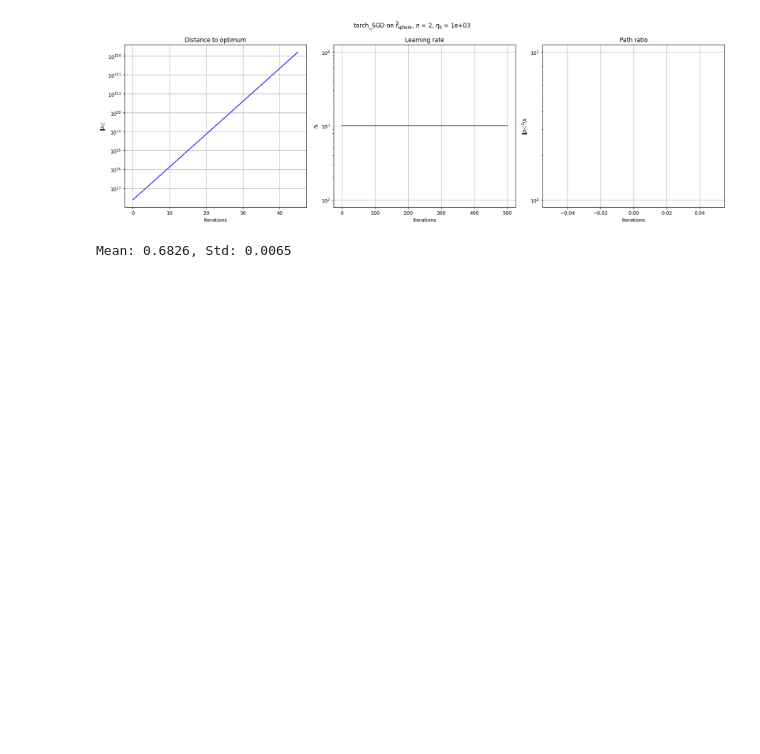
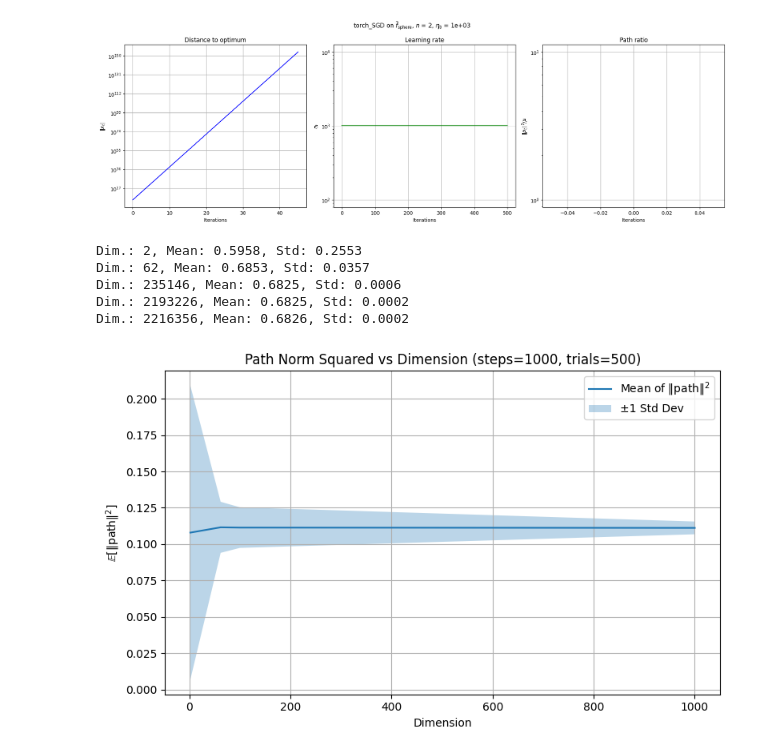
Before and after one commit to asmaatamna/cumulative-learning-rate-adaptation, a Jupyter notebook: Adam_CLARA_numerical_functions.ipynb, the cells around one changed output. Cells and saved outputs as stored; diff of their text form; code cells hidden in the pictures; blank space fills up the shorter version.

Commit message:
Additional plots

```diff
--- a/Adam_CLARA_numerical_functions.ipynb
+++ b/Adam_CLARA_numerical_functions.ipynb
@@ -195,7 +193,60 @@ def estimate_path_norm_squared_stats_vectorized(
     path_squared_norms = np.sum(path**2, axis=tuple(range(1, len(trials_shape))))
     return path_squared_norms.mean(), path_squared_norms.std()
 # %%
-mean, std = estimate_path_norm_squared_stats_vectorized(shape=(2000,), num_trials=1000, num_steps=500)
-print(f"Mean: {mean:.4f}, Std: {std:.4f}")
+dims = [2, 62, 235146, 2193226, 2216356]
+for dim in dims:
+    mean, std = estimate_path_norm_squared_stats_vectorized(shape=(dim,), num_trials=100, num_steps=1000)
+    print(f"Dim.: {dim}, Mean: {mean:.4f}, Std: {std:.4f}")
 # %% [output]
-Mean: 0.6826, Std: 0.0065
+Dim.: 2, Mean: 0.5958, Std: 0.2553
+Dim.: 62, Mean: 0.6853, Std: 0.0357
+Dim.: 235146, Mean: 0.6825, Std: 0.0006
+Dim.: 2193226, Mean: 0.6825, Std: 0.0002
+Dim.: 2216356, Mean: 0.6826, Std: 0.0002
+# %%
+def plot_path_norm_stats_vs_dimension(
+    dims,
+    num_trials=100,
+    num_steps=100,
+    betas=(0.9, 0.999),
+    eps=1e-8,
+    smoothing=0.2,
+    seed=None
+):
+    means = []
+    stds = []
+
+    for d in dims:
+        mean, std = estimate_path_norm_squared_stats_vectorized(
+            shape=(d,),
+            num_trials=num_trials,
+            num_steps=num_steps,
+            betas=betas,
+            eps=eps,
+            smoothing=smoothing,
+            seed=seed
+        )
+        means.append(mean)
+        stds.append(std)
+
+    # Convert to NumPy arrays
+    dims = np.array(dims)
+    means = np.array(means)
+    stds = np.array(stds)
+
+    # Plot results
+    plt.figure(figsize=(8, 5))
+    plt.plot(dims, means, label='Mean of $\\|\\text{path}\\|^2$')
+    plt.fill_between(dims, means - stds, means + stds, alpha=0.3, label='±1 Std Dev')
+    plt.xlabel('Dimension')
+    plt.ylabel(r'$\mathbb{E}[\|\mathrm{path}\|^2]$')
+    plt.title(f'Path Norm Squared vs Dimension (steps={num_steps}, trials={num_trials})')
+    plt.grid(True)
+    plt.legend()
+    plt.tight_layout()
+    plt.show()
+# %%
+dims = [2, 62, 100, 1000]
+plot_path_norm_stats_vs_dimension(dims, num_trials=500, num_steps=1000)
+# %% [output]
+[figure, added]
```
Also changed, not shown: parts of 1 cell of this notebook.
